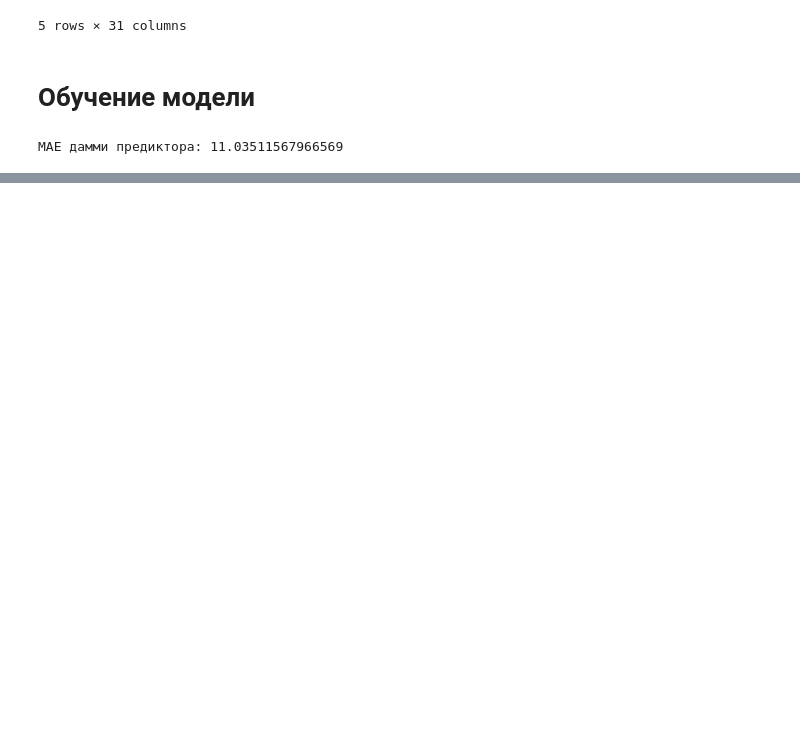
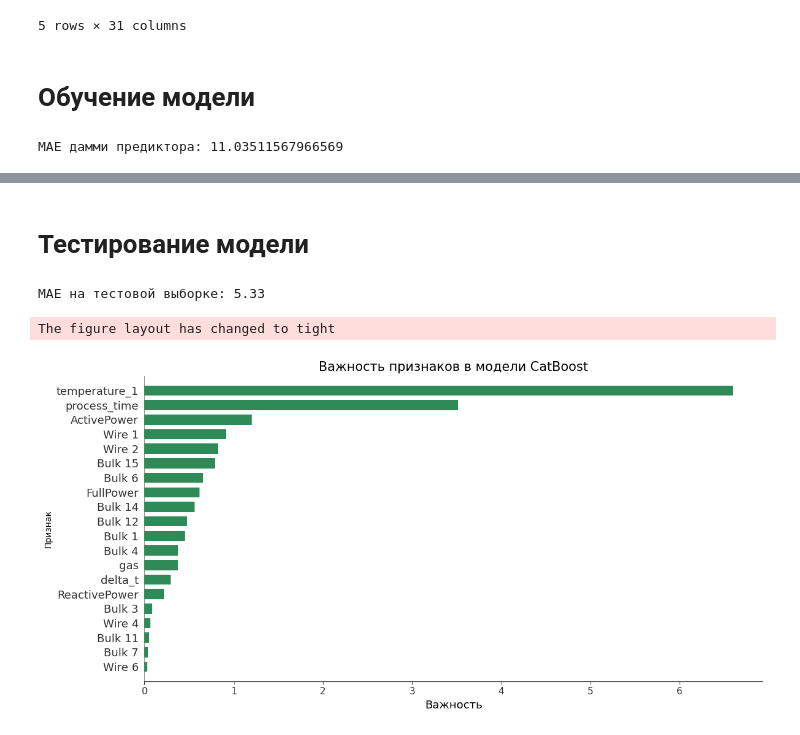
Before and after one commit to VSXV/Data-Science-Projects, a Jupyter notebook: 19. production costs/production costs.ipynb, the cells around one changed output, grey strips where cells are left out. Drawn from its saved outputs; the diff is of its cells as text; code cells hidden in the pictures; blank space fills up the shorter version.

Commit message:
models finished

```diff
--- a/19. production costs/production costs.ipynb
+++ b/19. production costs/production costs.ipynb
@@ -885,6 +952,5 @@ random_search_catboost.fit(features_train, target_train)
 # %%
 linear_reg = LinearRegression()
-param_dist_linear = {'fit_intercept': [True, False],
-                     'normalize': [True, False]}
+param_dist_linear = {'fit_intercept': [True, False]}
 random_search_linear = RandomizedSearchCV(linear_reg, param_distributions=param_dist_linear, cv=5, scoring='neg_mean_absolute_error', n_iter=5)
 random_search_linear.fit(features_train, target_train)
@@ -911,8 +1013,9 @@ print("MAE на кросс-валидации:", best_mae)
 # %%
 results_df = pd.DataFrame(columns=['Модель', 'Параметры', 'MAE на кросс-валидации'])
-results_df = results_df.append({'Модель': 'Random Forest', 'Параметры': random_search_rf.best_params_, 'MAE на кросс-валидации': rf_mae}, ignore_index=True)
-results_df = results_df.append({'Модель': 'CatBoost', 'Параметры': random_search_catboost.best_params_, 'MAE на кросс-валидации': catboost_mae}, ignore_index=True)
-results_df = results_df.append({'Модель': 'Linear Regression', 'Параметры': random_search_linear.best_params_, 'MAE на кросс-валидации': linear_mae}, ignore_index=True)
-results_df = results_df.append({'Модель': 'MLP', 'Параметры': random_search_mlp.best_params_, 'MAE на кросс-валидации': mlp_mae}, ignore_index=True)
 
-print(results_df)
+results_df.loc[0] = ['Random Forest', random_search_rf.best_params_, rf_mae]
+results_df.loc[1] = ['CatBoost', random_search_catboost.best_params_, catboost_mae]
+results_df.loc[2] = ['Linear Regression', random_search_linear.best_params_, linear_mae]
+results_df.loc[3] = ['MLP', random_search_mlp.best_params_, mlp_mae]
+
+results_df
@@ -918,0 +1028,30 @@ print(results_df)
+# %% [markdown]
+# Тестирование модели
+# %%
+best_params_catboost = results_df[results_df['Модель'] == 'CatBoost']['Параметры'].iloc[0]
+
+best_catboost_model = CatBoostRegressor(verbose=False, **best_params_catboost, random_state=RANDOM_STATE)
+best_catboost_model.fit(features_train, target_train)
+
+predictions_test = best_catboost_model.predict(features_test)
+
+mae_test = mae(target_test, predictions_test)
+print(f"MAE на тестовой выборке: {mae_test:.2f}")
+# %% [output]
+MAE на тестовой выборке: 5.33
+# %%
+fig, ax = plt.subplots(figsize=(12, 6))
+
+explainer = shap.TreeExplainer(best_catboost_model)
+
+shap_values = explainer.shap_values(features_train)
+
+shap.summary_plot(shap_values, features_train, plot_type="bar", color='seagreen', show=False, plot_size=None)
+plt.title('Важность признаков в модели CatBoost', fontsize=15)
+plt.xlabel('Важность')
+plt.ylabel('Признак')
+plt.tight_layout()
+plt.show()
+# %% [output]
+The figure layout has changed to tight
+[figure, added]
```
Also changed, not shown: parts of 19 cells of this notebook.
